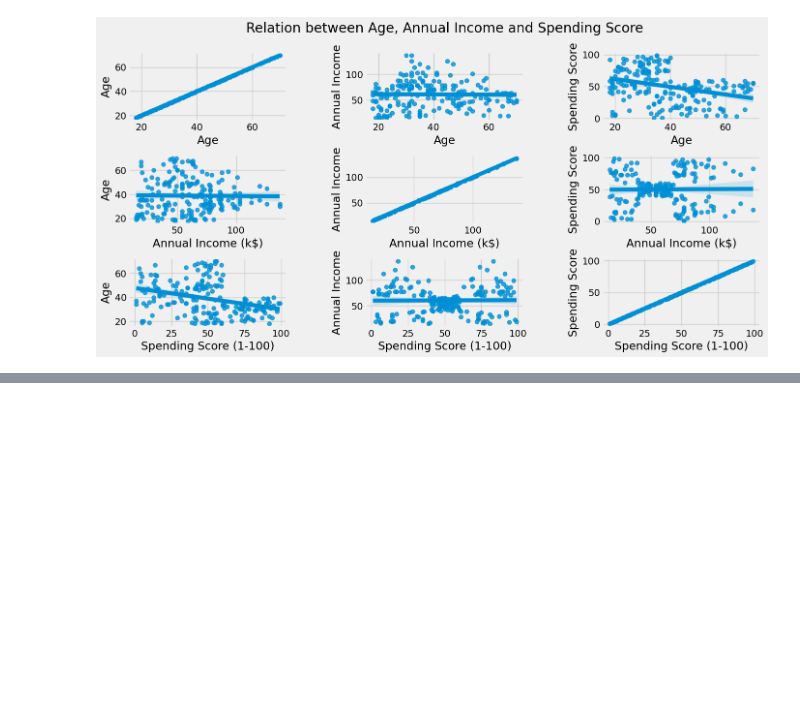
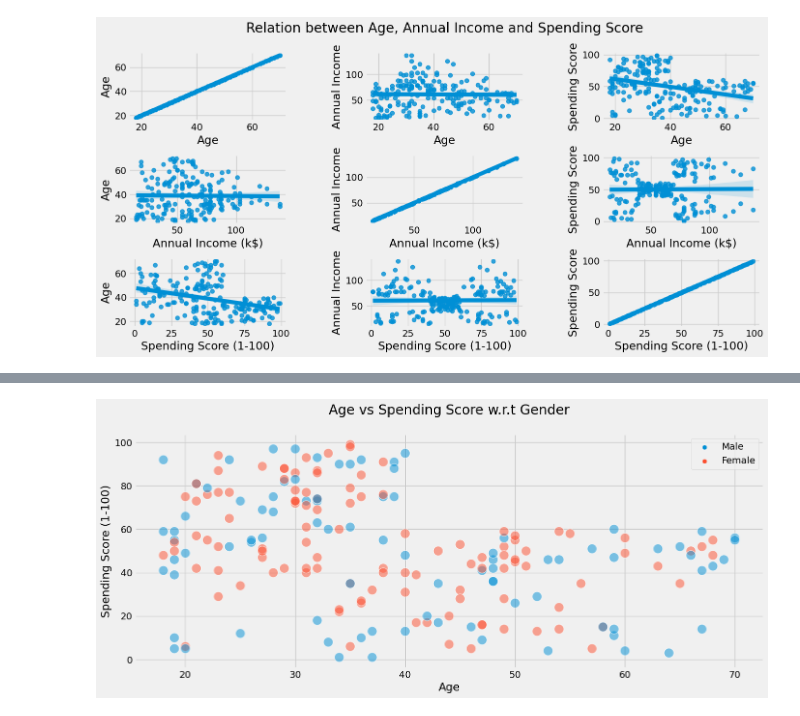
Before and after one commit to itsVarun20/Mall-Customers-Segmentation-Analysis, a Jupyter notebook: Mall_Customer_Segmentation_Analysis.ipynb, the cells around one changed output, grey strips where cells are left out. Cells and saved outputs as stored; diff of their text form; code cells hidden in the pictures; blank space fills up the shorter version.

```diff
--- a/Mall_Customer_Segmentation_Analysis.ipynb
+++ b/Mall_Customer_Segmentation_Analysis.ipynb
@@ -164,0 +156,13 @@ plt.show()
+# %%
+# Plotting scatter plot between Annual Income and Spending Score
+
+plt.figure(figsize=(15, 6))
+
+sns.scatterplot(x = df['Age'], y = df['Spending Score (1-100)'], hue= df['Gender'], s = 200, alpha = 0.5)
+plt.xlabel('Age')
+plt.ylabel('Spending Score (1-100)')
+plt.title('Age vs Spending Score w.r.t Gender\n')
+plt.legend()
+plt.show()
+# %% [output]
+[figure, added]
```
Also changed, not shown: parts of 14 cells of this notebook.
